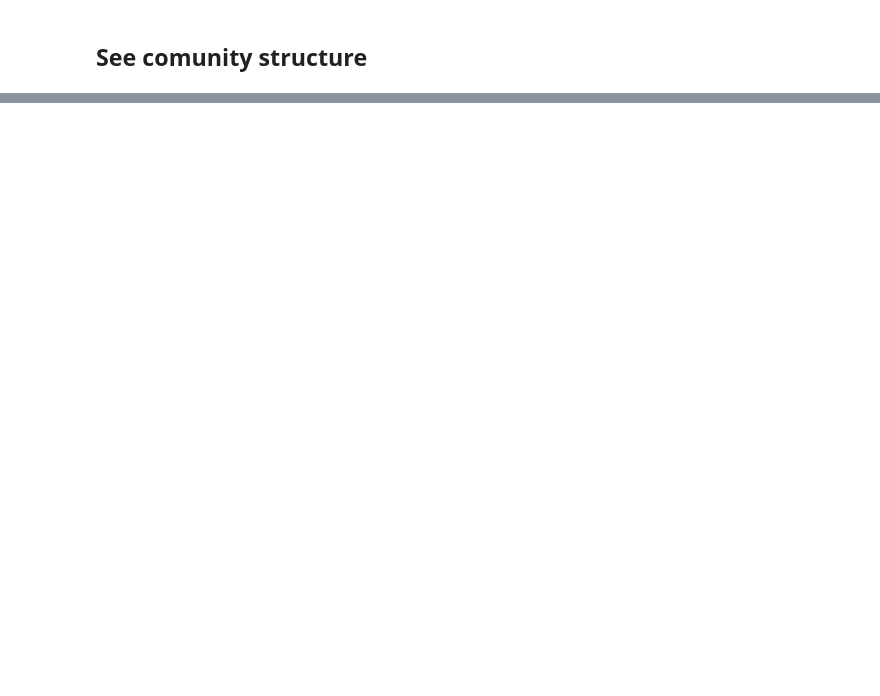
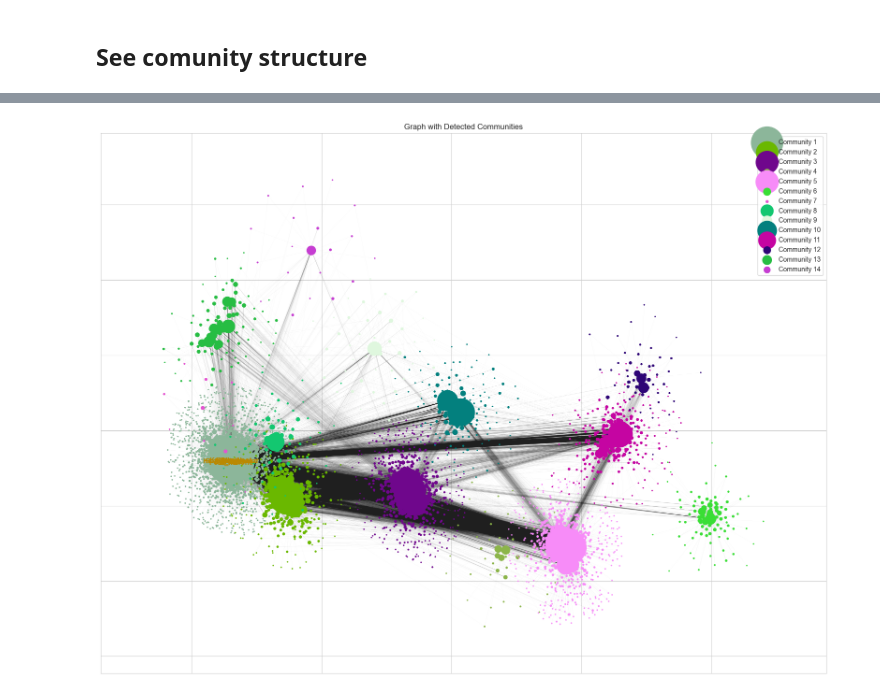
Before and after one commit to LuisFelipePoma/Spotify_Complex_Network, a Jupyter notebook: src/notebooks/graph_weight.ipynb, the cells around one changed output, grey strips where cells are left out. Cells and saved outputs as stored; diff of their text form; code cells hidden in the pictures; blank space fills up the shorter version.

Commit message:
comunidades

```diff
--- a/src/notebooks/graph_weight.ipynb
+++ b/src/notebooks/graph_weight.ipynb
@@ -361,2 +372,15 @@ Saving ../datasets/edges/ArtistW_index.json
 # %% [markdown]
 ## See comunity structure
+# %%
+# find comunities with Networkit
+print("Community Detection")
+# Crear una instancia del algoritmo de detección de comunidades
+algo = nk.community.LouvainMapEquation(G)
+
+# Detectar comunidades usando el algoritmo especificado
+communities= nk.community.detectCommunities(G,algo=algo)
+
+# Obtener los nodos de cada comunidad
+for i, community in enumerate(communities.getSubsetIds()):
+    nodes = communities.getMembers(community)
+    print(f"Comunidad {i}: {nodes}")
@@ -362,0 +405,65 @@ Saving ../datasets/edges/ArtistW_index.json
+# %%
+def plot_communities(G, communities):
+    pos = {}
+    offset_x = 1.5  # Separación horizontal entre comunidades
+    offset_y = 1.5  # Separación vertical entre comunidades
+    jitter_strength = 0.65  # Fuerza del ruido aleatorio (jitter)
+    cols = 6  # Número de columnas para distribuir las comunidades
+
+    for i, community in enumerate(communities.getSubsetIds()):
+        nodes = communities.getMembers(community)
+        subgraph = G.subgraph(nodes)
+        sub_pos = nx.spring_layout(subgraph, seed=42, weight="weight")
+
+        # Calcular desplazamiento en la cuadrícula
+        row = i // cols
+        col = i % cols
+        offset = np.array([col * offset_x, row * offset_y])
+
+        # Agregar jitter aleatorio para romper la regularidad
+        jitter = np.random.uniform(-jitter_strength, jitter_strength, 2)
+        offset += jitter
+
+        # Offset positions to separate communities
+        for node in sub_pos:
+            sub_pos[node] += offset
+
+        pos.update(sub_pos)
+
+    plt.figure(figsize=(20, 15))
+    colors = [generate_rgb(i) for i in range(communities.numberOfSubsets())]
+
+    for i, community in enumerate(communities.getSubsetIds()):
+        nodes = communities.getMembers(community)
+        nodes_size = [G.degree(node) * 1.65 for node in nodes]
+        nx.draw_networkx_nodes(
+            G,
+            pos,
+            nodelist=nodes,
+            node_color=[colors[i]],
+            node_size=nodes_size,
+            label=f"Community {i+1}",
+        )
+
+    nx.draw_networkx_edges(G, pos, width=0.1, alpha=0.1, edge_color="#1f1f1f")
+
+    # Dibujar etiquetas para los hubs
+    nx.draw_networkx_labels(
+        G,
+        pos,
+        labels={
+            node: ARTISTS_BY_INDEX[node] for node in hubs
+        },  # Debes tener una variable hubs y ARTISTS_BY_INDEX
+        font_size=11,
+        font_color="#ba8902",
+        font_weight="bold",
+    )
+
+    plt.legend()
+    plt.title("Graph with Detected Communities")
+    plt.show()
+
+# Llama a la función
+plot_communities(g, communities)
+# %% [output]
+[figure, added]
```
Also changed, not shown: parts of 20 cells of this notebook, 4 other files.
